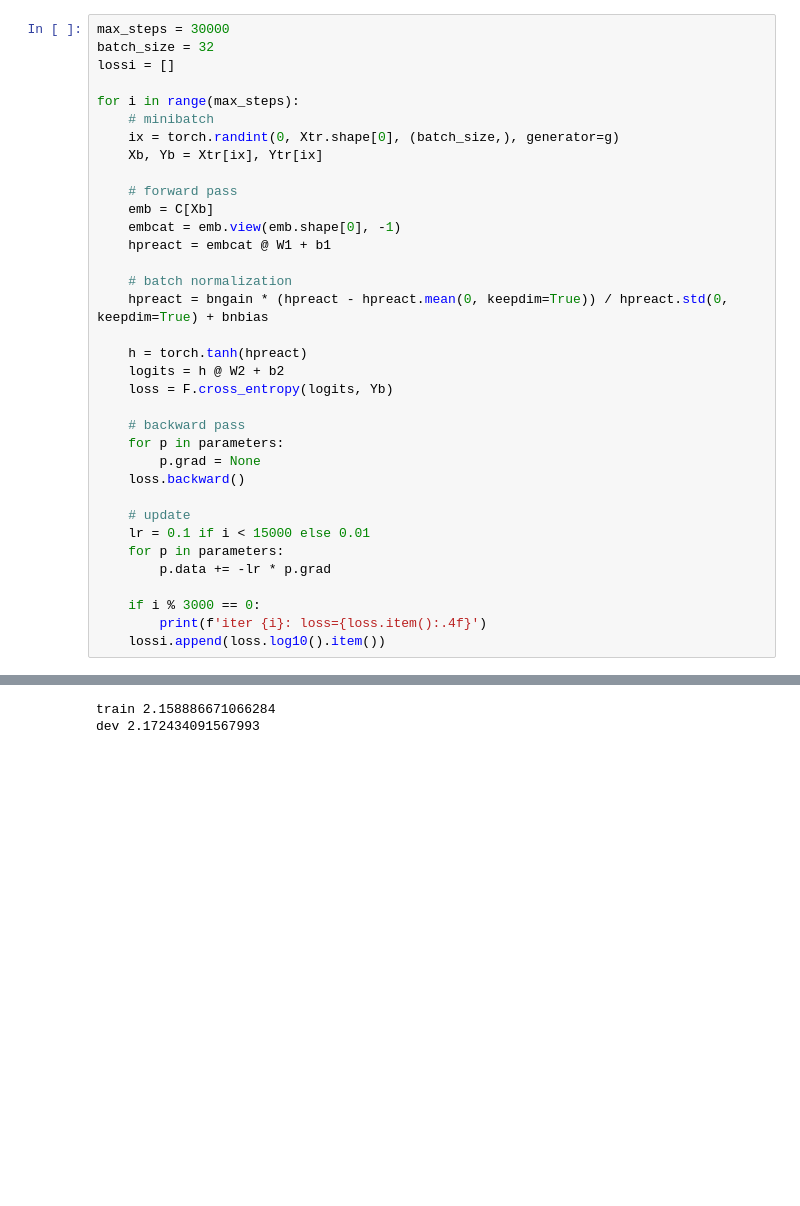
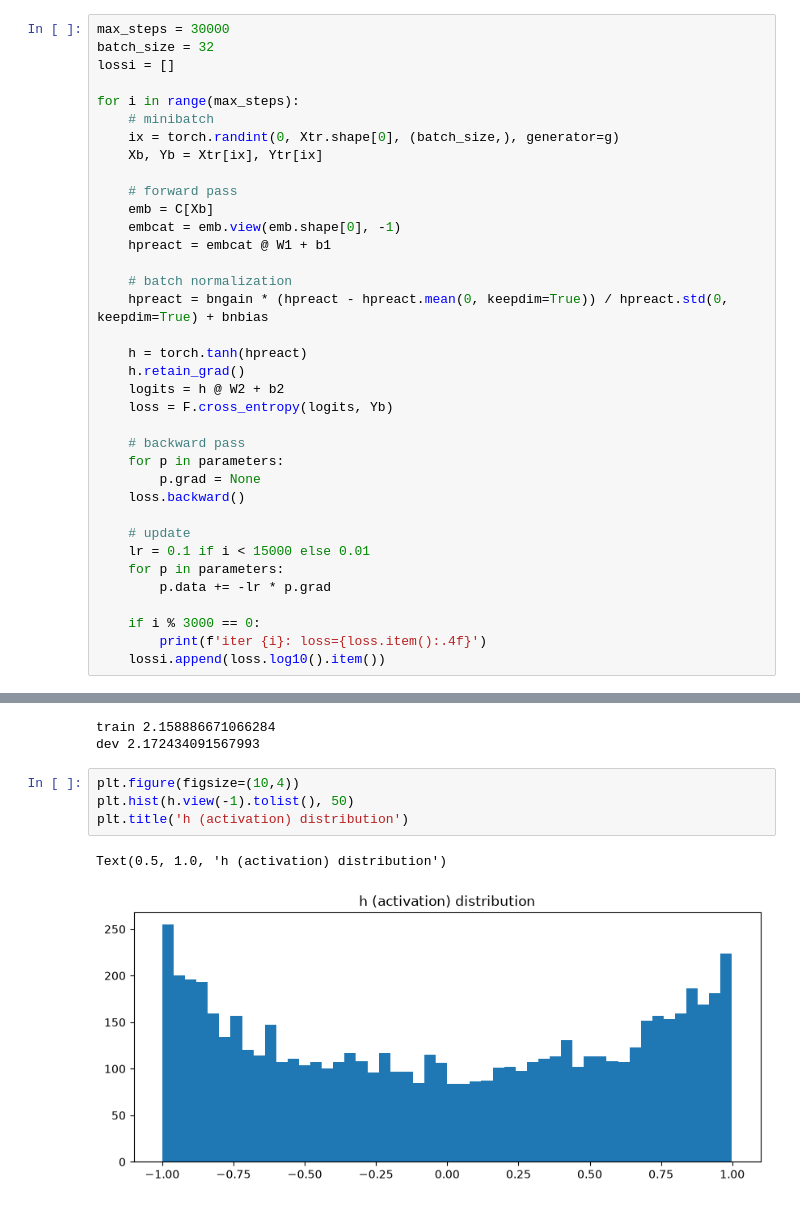
Before and after one commit to altugikiz/DL-from-scratch, a Jupyter notebook: 04-makemore-mlp-internals/makemore_internals.ipynb, the cells around one changed output, grey strips where cells are left out. Cells and saved outputs as stored; diff of their text form; blank space fills up the shorter version.

Commit message:
Add activation and gradient histogram visualizations

```diff
--- a/04-makemore-mlp-internals/makemore_internals.ipynb
+++ b/04-makemore-mlp-internals/makemore_internals.ipynb
@@ -210,6 +210,7 @@ for i in range(max_steps):
     hpreact = bngain * (hpreact - hpreact.mean(0, keepdim=True)) / hpreact.std(0, keepdim=True) + bnbias
 
     h = torch.tanh(hpreact)
+    h.retain_grad()
     logits = h @ W2 + b2
     loss = F.cross_entropy(logits, Yb)
 
@@ -266,3 +267,10 @@ split_loss('dev')
 # %% [output]
 train 2.158886671066284
 dev 2.172434091567993
+# %%
+plt.figure(figsize=(10,4))
+plt.hist(h.view(-1).tolist(), 50)
+plt.title('h (activation) distribution')
+# %% [output]
+Text(0.5, 1.0, 'h (activation) distribution')
+[figure, added]
```
Also changed, not shown: parts of 2 cells of this notebook.
